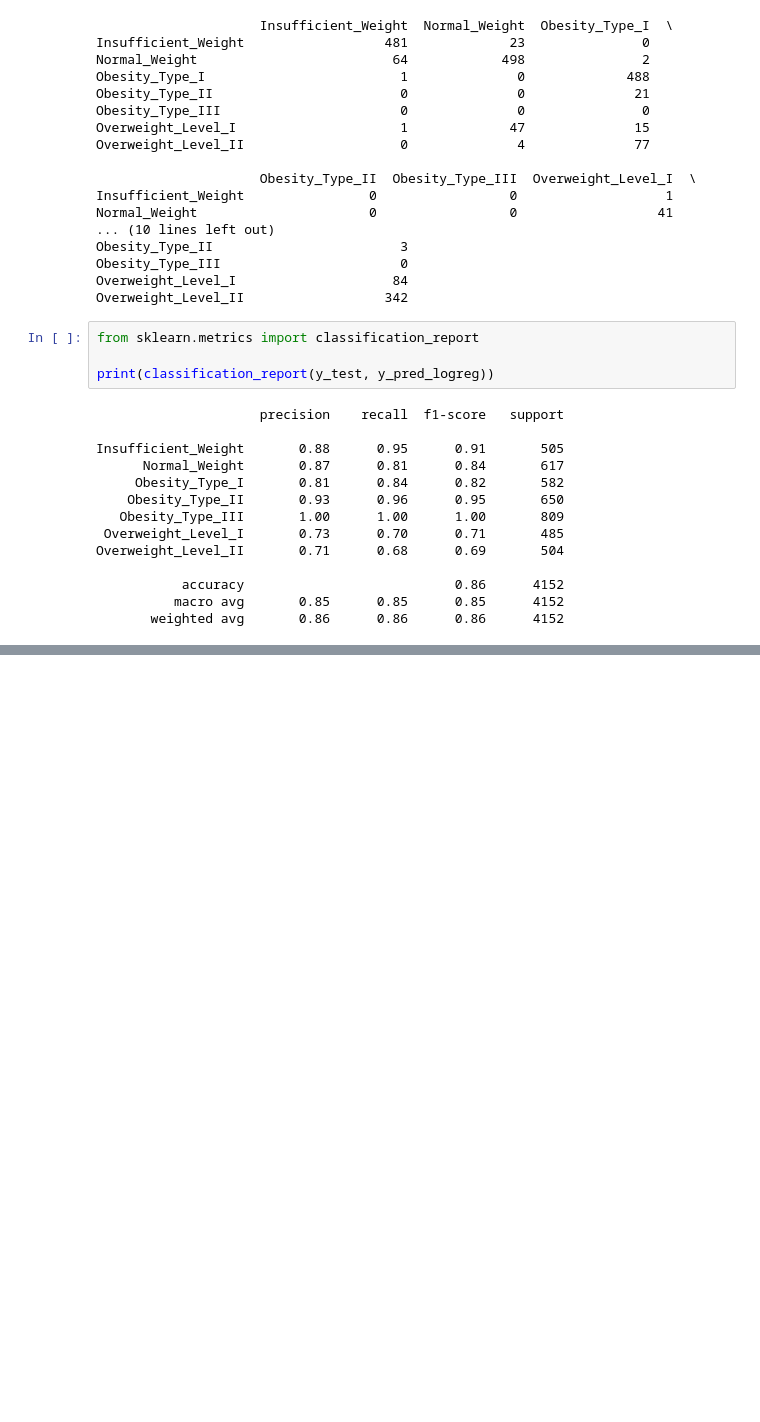
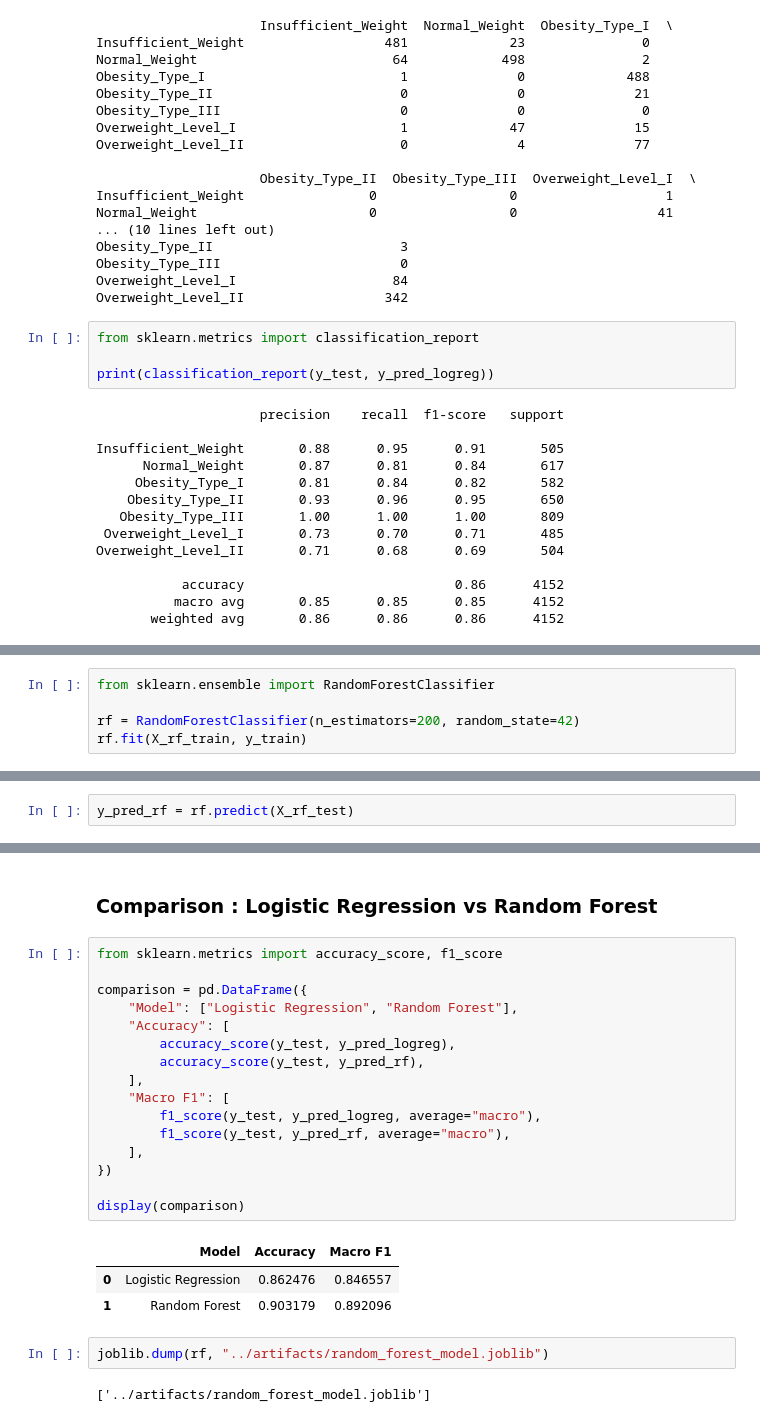
Before and after one commit to Jahanzeb-abbasi/obesity-risk-classifier, a Jupyter notebook: notebooks/02_model_training.ipynb, the cells around one changed output, grey strips where cells are left out. Cells and saved outputs as stored; diff of their text form; blank space fills up the shorter version.

Commit message:
Train Random Forest, compare vs Logistic Regression (macro-F1 0.89 vs 0.85), save winning model (rf)

```diff
--- a/notebooks/02_model_training.ipynb
+++ b/notebooks/02_model_training.ipynb
@@ -67,0 +72,5 @@ Overweight_Level_II       0.71      0.68      0.69       504
+# %%
+from sklearn.ensemble import RandomForestClassifier
+
+rf = RandomForestClassifier(n_estimators=200, random_state=42)
+rf.fit(X_rf_train, y_train)
@@ -67,0 +79,2 @@ Overweight_Level_II       0.71      0.68      0.69       504
+# %%
+y_pred_rf = rf.predict(X_rf_test)
@@ -67,0 +119,26 @@ Overweight_Level_II       0.71      0.68      0.69       504
+# %% [markdown]
+### Comparison : Logistic Regression vs Random Forest
+# %%
+from sklearn.metrics import accuracy_score, f1_score
+
+comparison = pd.DataFrame({
+    "Model": ["Logistic Regression", "Random Forest"],
+    "Accuracy": [
+        accuracy_score(y_test, y_pred_logreg),
+        accuracy_score(y_test, y_pred_rf),
+    ],
+    "Macro F1": [
+        f1_score(y_test, y_pred_logreg, average="macro"),
+        f1_score(y_test, y_pred_rf, average="macro"),
+    ],
+})
+
+display(comparison)
+# %% [output]
+|  | Model | Accuracy | Macro F1 |
+| 0 | Logistic Regression | 0.862476 | 0.846557 |
+| 1 | Random Forest | 0.903179 | 0.892096 |
+# %%
+joblib.dump(rf, "../artifacts/random_forest_model.joblib")
+# %% [output]
+['../artifacts/random_forest_model.joblib']
```
Also changed, not shown: parts of 5 cells of this notebook.
